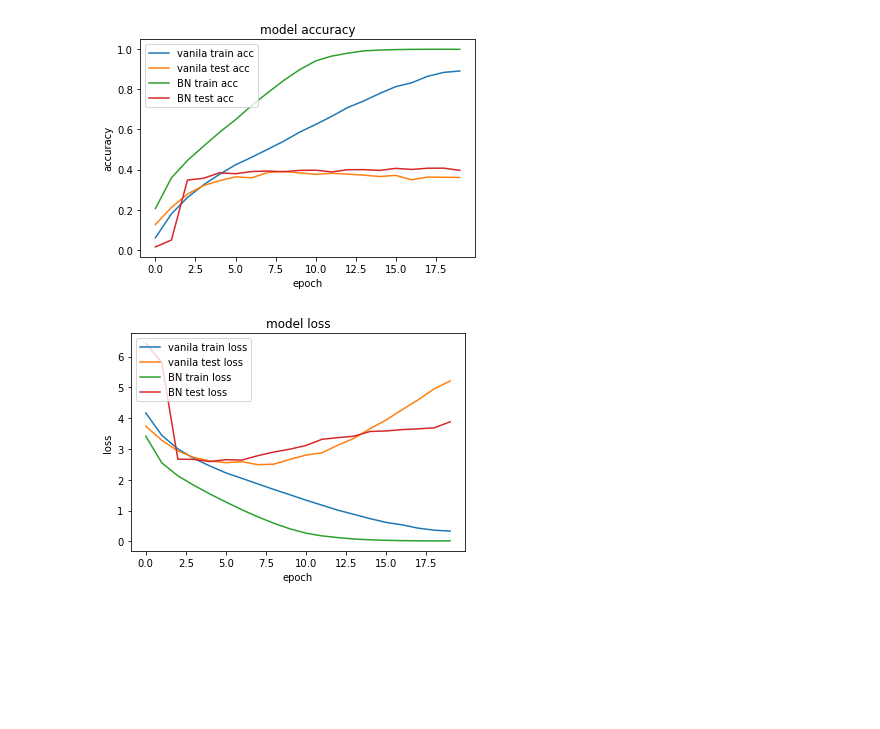
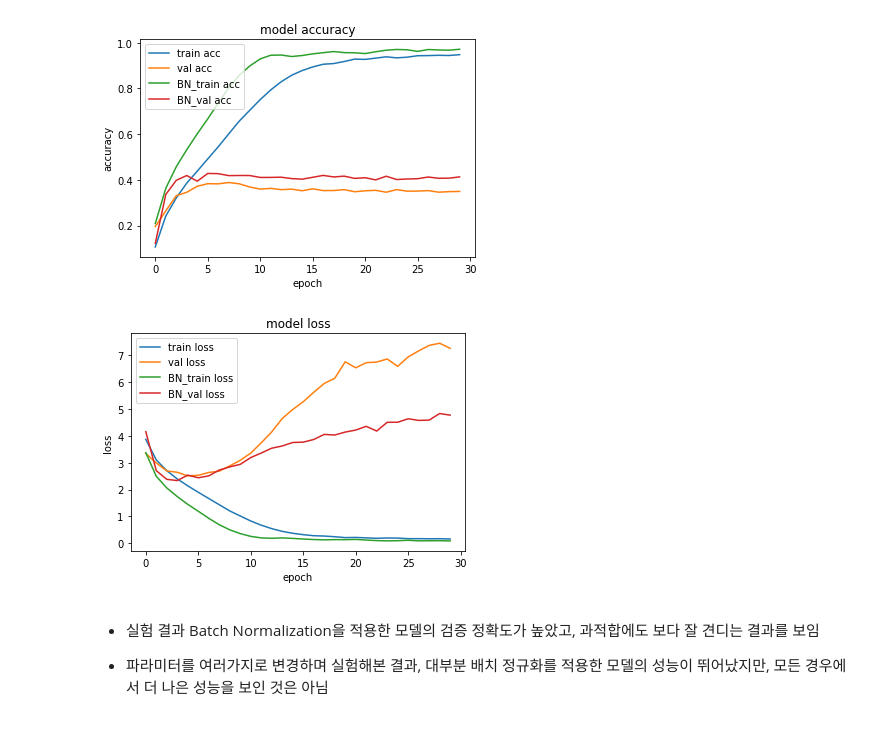
Before and after one commit to iinteger/Keras-study, a Jupyter notebook: Batch Normalization.ipynb, the cells around one changed output. Saved outputs shown, nothing was run; the diff lists cells and outputs as text; code cells hidden in the pictures; blank space fills up the shorter version.

```diff
--- a/Batch Normalization.ipynb
+++ b/Batch Normalization.ipynb
@@ -34,33 +16,33 @@ x_test = x_test.reshape(x_test.shape[0], 32, 32, 3).astype('float32')/255.
 y_train = tensorflow.keras.utils.to_categorical(y_train, 100)
 y_test = tensorflow.keras.utils.to_categorical(y_test, 100)
 # %%
-# 모델1 : 배치 정규화가 없는 모델
+# normal model
 
-model1 = Sequential()
+model = Sequential()
 
-model1.add(Conv2D(16, (3, 3), padding="same", input_shape=(32, 32, 3), activation=activations.relu))
-model1.add(Conv2D(16, (3, 3), padding="same", activation=activations.relu))
-model1.add(MaxPooling2D(pool_size=(2, 2)))
+model.add(Conv2D(16, (3, 3), padding="same", input_shape=(32, 32, 3), activation=activations.relu))
+model.add(Conv2D(16, (3, 3), padding="same", activation=activations.relu))
+model.add(MaxPooling2D(pool_size=(2, 2)))
 
-model1.add(Conv2D(32, (3, 3), padding="same", activation=activations.relu))
-model1.add(Conv2D(32, (3, 3), padding="same", activation=activations.relu))
-model1.add(MaxPooling2D(pool_size=(2, 2)))
+model.add(Conv2D(32, (3, 3), padding="same", activation=activations.relu))
+model.add(Conv2D(32, (3, 3), padding="same", activation=activations.relu))
+model.add(MaxPooling2D(pool_size=(2, 2)))
 
-model1.add(Conv2D(64, (3, 3), padding="same", activation=activations.relu))
-model1.add(Conv2D(64, (3, 3), padding="same", activation=activations.relu))
-model1.add(MaxPooling2D(pool_size=(2, 2)))
+model.add(Conv2D(64, (3, 3), padding="same", activation=activations.relu))
+model.add(Conv2D(64, (3, 3), padding="same", activation=activations.relu))
+model.add(MaxPooling2D(pool_size=(2, 2)))
 
-model1.add(Flatten())
-model1.add(Dense(512, activation=activations.relu))
-model1.add(Dense(100, activation=activations.softmax))
+model.add(Flatten())
+model.add(Dense(512, activation=activations.relu))
+model.add(Dense(100, activation=activations.softmax))
 
-model1.compile(loss=tensorflow.keras.losses.categorical_crossentropy,
+model.compile(loss=tensorflow.keras.losses.categorical_crossentropy,
               optimizer=tensorflow.keras.optimizers.Adam(learning_rate=0.001),
               metrics=['accuracy'])
 
-history1 = model1.fit(x_train, y_train,
-                    batch_size=256,
-                    epochs=20,
-                    verbose=1,
+history1 = model.fit(x_train, y_train,
+                    batch_size=128,
+                    epochs=30,
+                    verbose=2,
                     validation_data=(x_test, y_test))
 # %% [output]
@@ -139,26 +119,32 @@ Epoch 20/20
 # %%
+
 import matplotlib.pyplot as plt
 
 
 plt.plot(history1.history['accuracy'])
 plt.plot(history1.history['val_accuracy'])
 plt.plot(history2.history['accuracy'])
 plt.plot(history2.history['val_accuracy'])
 plt.title('model accuracy')
 plt.ylabel('accuracy')
 plt.xlabel('epoch')
-plt.legend(['vanila train acc', 'vanila test acc', 'BN train acc', 'BN test acc'], loc='upper left')
+plt.legend(['train acc', 'val acc', 'BN_train acc', 'BN_val acc'], loc='upper left')
 plt.show()
 
 plt.plot(history1.history['loss'])
 plt.plot(history1.history['val_loss'])
 plt.plot(history2.history['loss'])
 plt.plot(history2.history['val_loss'])
 plt.title('model loss')
 plt.ylabel('loss')
 plt.xlabel('epoch')
-plt.legend(['vanila train loss', 'vanila test loss', 'BN train loss', 'BN test loss'], loc='upper left')
+plt.legend(['train loss', 'val loss', 'BN_train loss', 'BN_val loss'], loc='upper left')
 plt.show()
 # %% [output]
-[figure, old version]
+[figure, new version]
-[figure, old version]
+[figure, new version]
+# %% [markdown]
+* 실험 결과 Batch Normalization을 적용한 모델의 검증 정확도가 높았고, 과적합에도 보다 잘 견디는 결과를 보임
+
+
+* 파라미터를 여러가지로 변경하며 실험해본 결과, 대부분 배치 정규화를 적용한 모델의 성능이 뛰어났지만, 모든 경우에서 더 나은 성능을 보인 것은 아님
```
Also changed, not shown: parts of 3 cells of this notebook.
